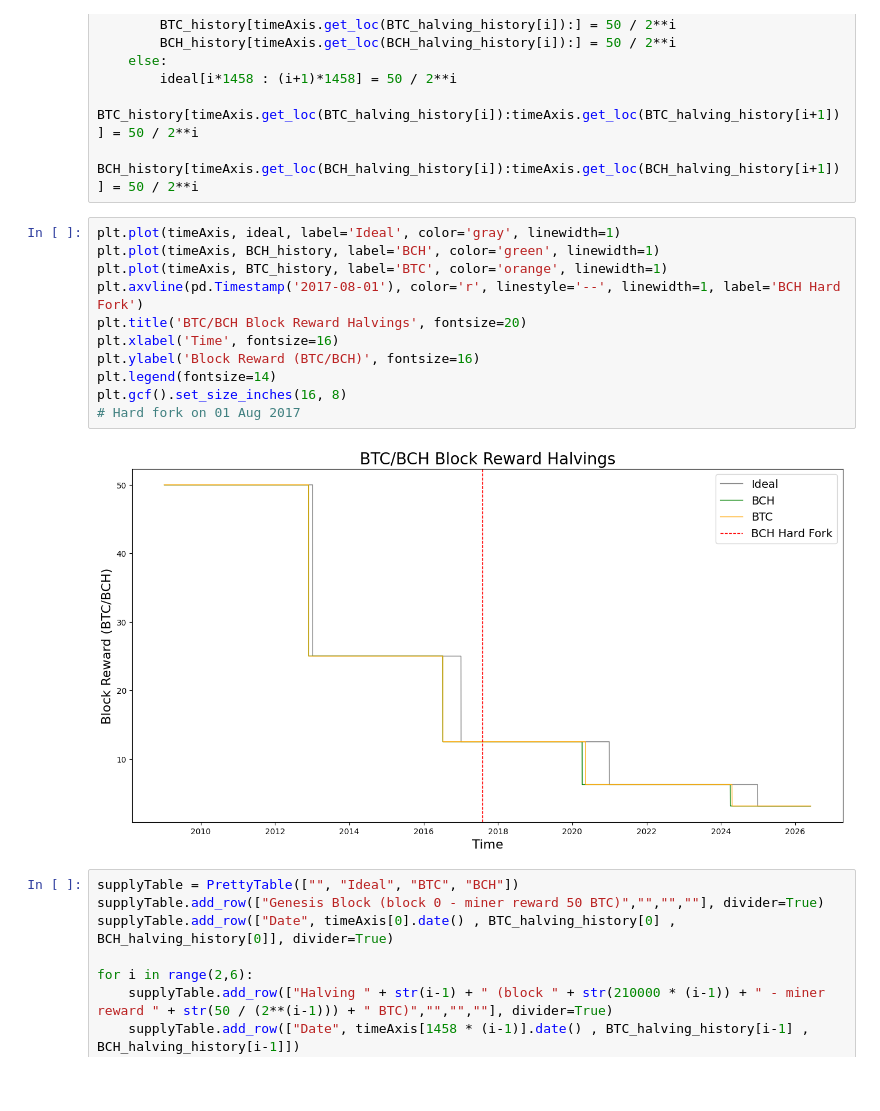
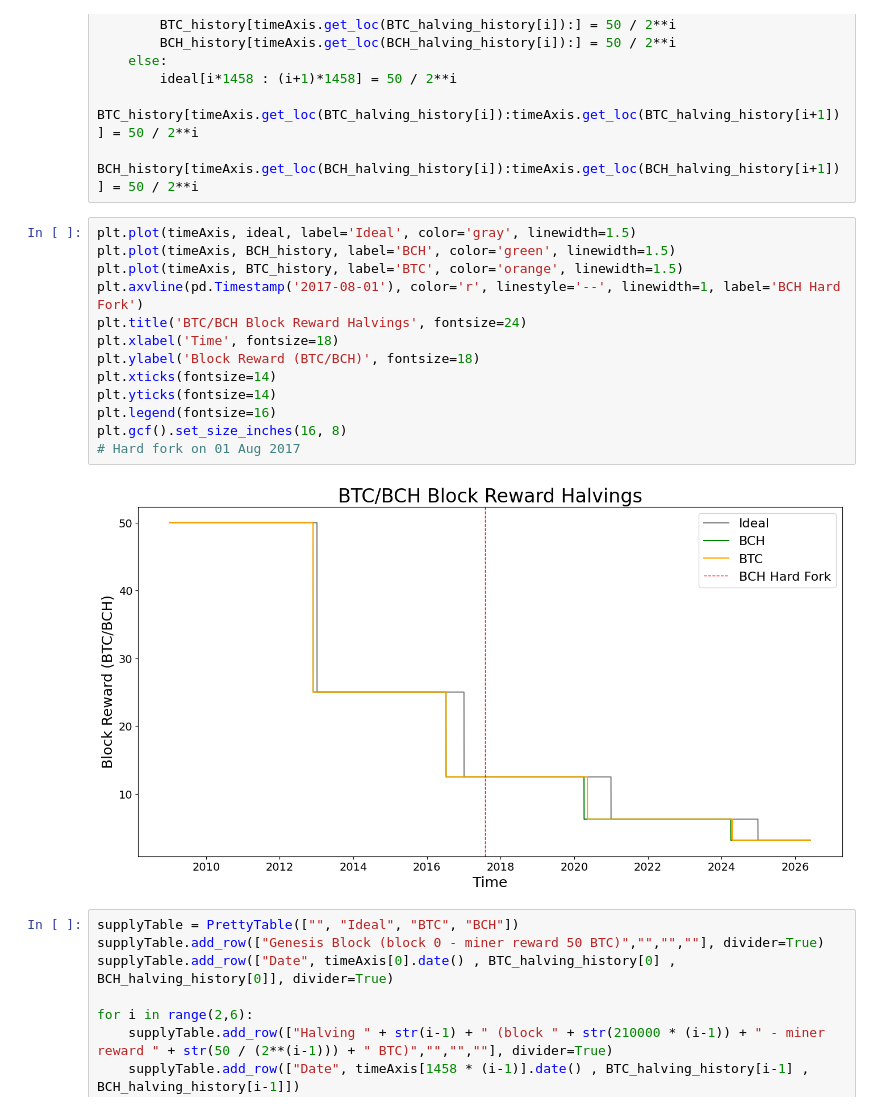
Before and after one commit to demKyr/BCH-DAA, a Jupyter notebook: visualisation.ipynb, the cells around one changed output. Drawn from its saved outputs; the diff is of its cells as text; blank space fills up the shorter version.

```diff
--- a/visualisation.ipynb
+++ b/visualisation.ipynb
@@ -52,18 +52,20 @@ for i in range(5):
         BTC_history[timeAxis.get_loc(BTC_halving_history[i]):timeAxis.get_loc(BTC_halving_history[i+1])] = 50 / 2**i
         BCH_history[timeAxis.get_loc(BCH_halving_history[i]):timeAxis.get_loc(BCH_halving_history[i+1])] = 50 / 2**i
 # %%
-plt.plot(timeAxis, ideal, label='Ideal', color='gray', linewidth=1)
-plt.plot(timeAxis, BCH_history, label='BCH', color='green', linewidth=1)
-plt.plot(timeAxis, BTC_history, label='BTC', color='orange', linewidth=1)
+plt.plot(timeAxis, ideal, label='Ideal', color='gray', linewidth=1.5)
+plt.plot(timeAxis, BCH_history, label='BCH', color='green', linewidth=1.5)
+plt.plot(timeAxis, BTC_history, label='BTC', color='orange', linewidth=1.5)
 plt.axvline(pd.Timestamp('2017-08-01'), color='r', linestyle='--', linewidth=1, label='BCH Hard Fork')
-plt.title('BTC/BCH Block Reward Halvings', fontsize=20)
-plt.xlabel('Time', fontsize=16)
-plt.ylabel('Block Reward (BTC/BCH)', fontsize=16)
-plt.legend(fontsize=14)
+plt.title('BTC/BCH Block Reward Halvings', fontsize=24)
+plt.xlabel('Time', fontsize=18)
+plt.ylabel('Block Reward (BTC/BCH)', fontsize=18)
+plt.xticks(fontsize=14)
+plt.yticks(fontsize=14)
+plt.legend(fontsize=16)
 plt.gcf().set_size_inches(16, 8)
 # Hard fork on 01 Aug 2017
 # %% [output]
-[figure, old version]
+[figure, new version]
 # %%
 supplyTable = PrettyTable(["", "Ideal", "BTC", "BCH"])
 supplyTable.add_row(["Genesis Block (block 0 - miner reward 50 BTC)","","",""], divider=True)
```
Also changed, not shown: parts of 1 cell of this notebook, 4 other files.
